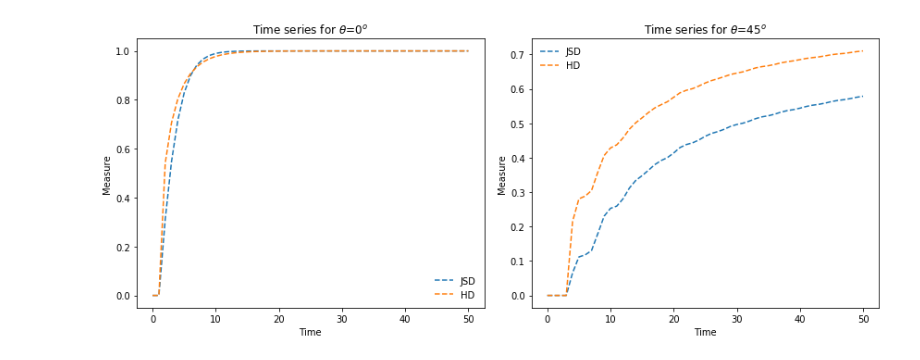
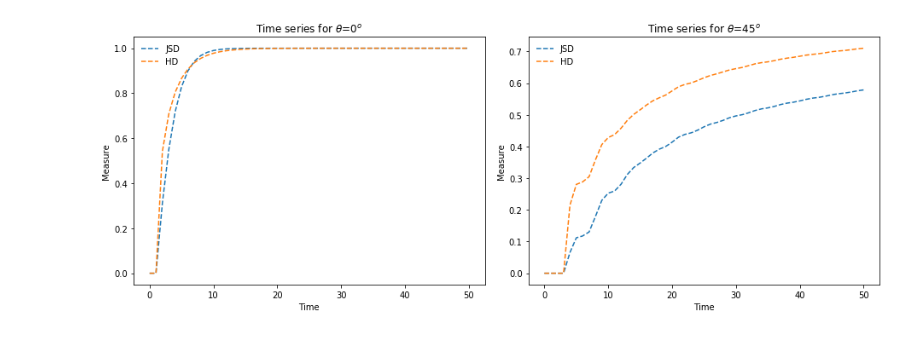
Before and after one commit to PiresMA/quantum-walk-1D, a Jupyter notebook: qw_02_jensen_shannon_dissimilarity.ipynb, the cells around one changed output. Drawn from its saved outputs; the diff is of its cells as text; code cells hidden in the pictures.

```diff
--- a/qw_02_jensen_shannon_dissimilarity.ipynb
+++ b/qw_02_jensen_shannon_dissimilarity.ipynb
@@ -79,7 +79,7 @@ xpos = np.arange(-int(sumdx)-1, int(sumdx)+2, 1) # [-L-2,...,L+2], to avoid Boun
 npos = len(xpos)
 xc   = xpos.size//2      # central position = L   #Index Start at 0 #print(" xc:",xc,xpos[xc])
 # %%
-plt.figure(figsize=(12,5))
+plt.figure(figsize=(13,5))
 
 #--------------------------------   dinamics: BEGIN    -------------------------------#
 aux = 1
@@ -109,34 +109,34 @@ for thetDeg in [0,45]:    # Loop on the theta of the coin operator
 
         # Quantum walk
         dx = vdx[t]
         vecA1, vecB1 = recursive_qw_dx_A_B()
 
         # Computing coin components prob
         vpQW = abs(vecA1)**2 + abs(vecB1)**2
         listSumP.append(  np.sum(vpQW) )
 
         # Classical walk
         vpCW = recursive_CW()
 
         listJSD_QC.append( jsd(vpCW,vpQW) )
         listH_QC.append( hellinger(vpCW,vpQW) )
 
 
     vJSD = np.asarray(listJSD_QC)
     vH = np.asarray(listH_QC)
 
     plt.subplot(1, 2, aux)  #nrows, ncols, index
     plt.plot(vtime,vJSD,'--',label='JSD' ) # JSD=Jensen-Shannon dissimilarity
     plt.plot(vtime,vH,'--',label='HD') # HD = Hellinger distance
     plt.title( r'Time series for $\theta$=%d$^o$ '%(thetDeg) )
     plt.xlabel(r'Time')
     plt.ylabel(r'Measure')
     plt.legend(loc='best', frameon=False)
     aux = aux + 1
 
 plt.tight_layout()
 # %% [output]
-[figure, old version]
+[figure, new version]
 # %%
 # For an interesting application of the JSD in the context of QW
 # see the recent paper https://arxiv.org/abs/1907.12696
```
Also changed, not shown: 1 other file.
